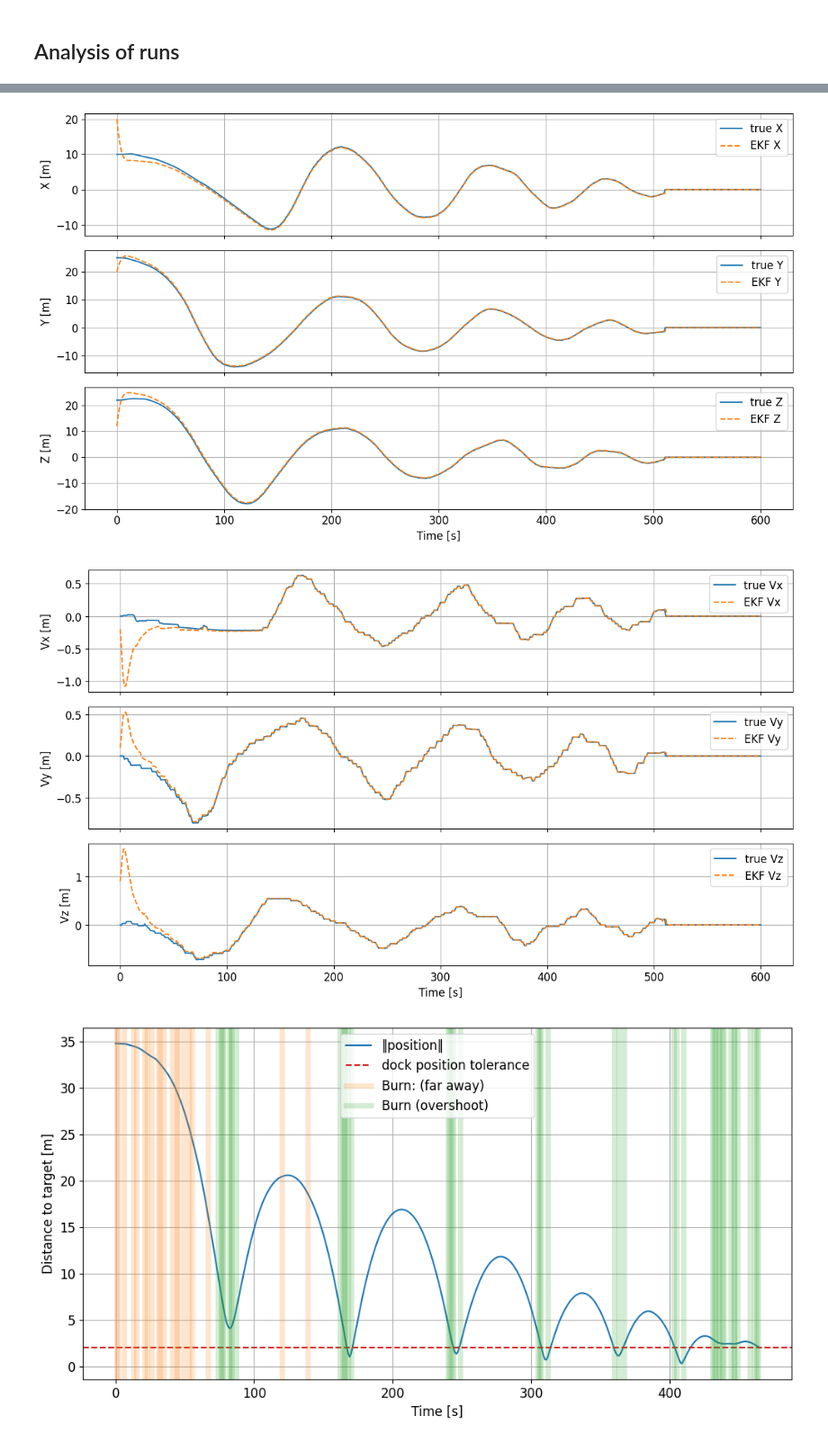
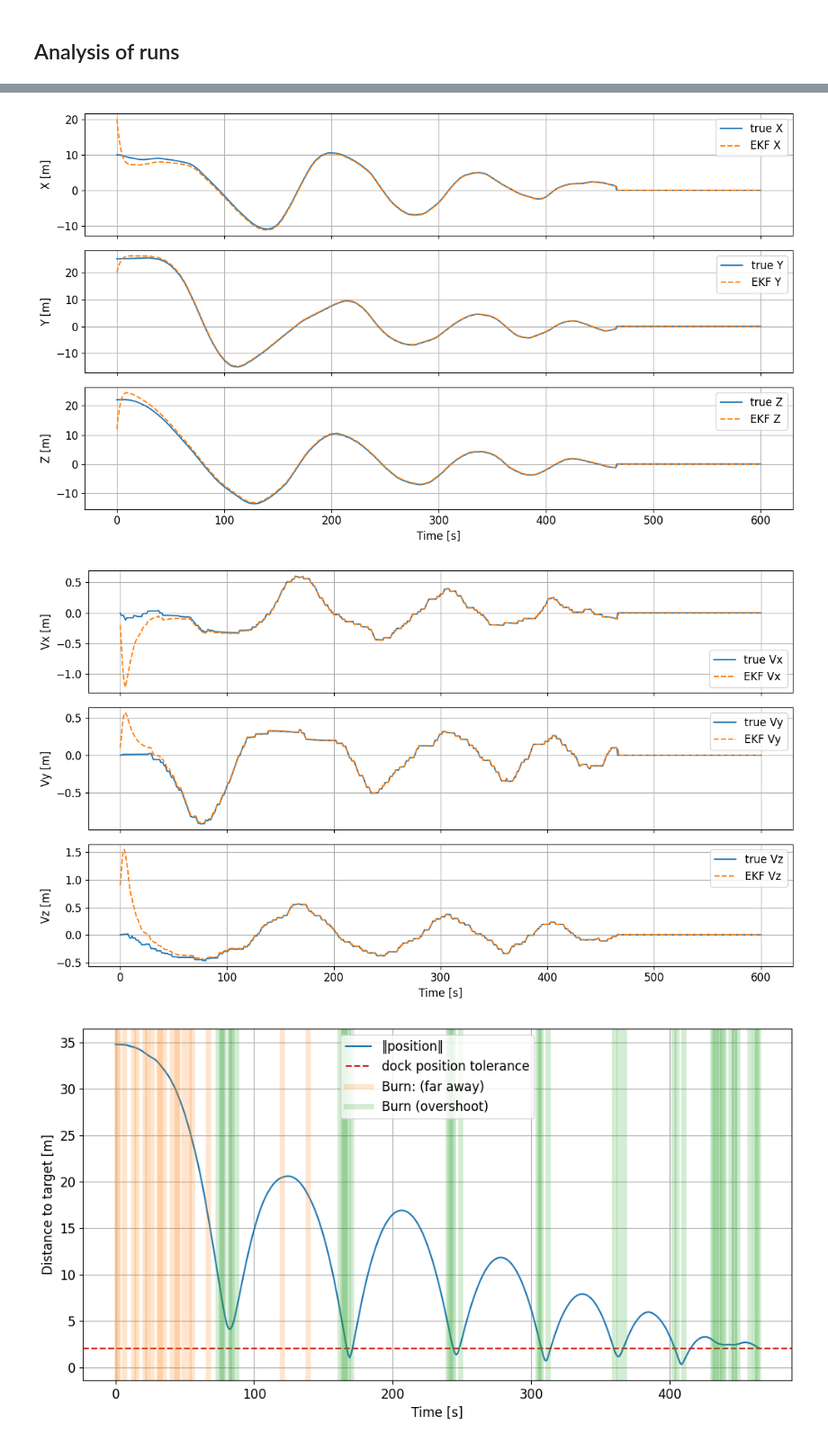
Before and after one commit to colin-skinner/AA228-orbital-rendezvous, a Jupyter notebook: results.ipynb, the cells around one changed output, grey strips where cells are left out. Shown at 90% size. Cells and saved outputs as stored; diff of their text form; code cells hidden in the pictures.

```diff
--- a/results.ipynb
+++ b/results.ipynb
@@ -42,7 +42,8 @@ DEFAULT_CONFIG = {
     # See reward function later in the code
     "reward": {
         "w_pos": 5.0,          # weight on ||position||^2
-        "w_vel": 1,           # STRONGER weight on ||velocity||^2 to avoid huge speeds
+        "w_vel": 0.01,           # STRONGER weight on ||velocity||^2 to avoid huge speeds
+        "w_damp": 10,           # Penalizes inputs that increase velocity
         "w_u": 1e-6,            # weight on ||u||^2 for input
         "dock_bonus": 3000.0,  # big bonus when inside docking tolerances
         "dock_tol_pos": 2.0,    # [m]
@@ -482,11 +483,17 @@ def run_seeds(start_seed, num_seeds):
         all_results: Results = pickle.load(f)
         print(f"Loaded with {len(all_results.by_config)} configs")
 
-    print(f"{len(all_results.by_config[config_hash].simulations.keys())}")
+    # print(f"{len(all_results.by_config[config_hash].simulations.keys())}")
+    print(f"{len(all_metrics)=}")
     for metric in all_metrics:
         seed = metric["seed"]
-        all_results.by_config[config_hash].simulations[seed] = metric
-    print(f"{len(all_results.by_config[config_hash].simulations.keys())}")
+        if config_hash not in all_results.by_config.keys():
+            all_results.by_config[config_hash] = Config(
+                CONFIG, [], {}
+            )
+        else:
+            all_results.by_config[config_hash].simulations[seed] = metric
+    # print(f"{len(all_results.by_config[config_hash].simulations.keys())}")
 
     with open("cache/results","wb") as f:
         pickle.dump(all_results, f)
@@ -495,7 +502,7 @@ def run_seeds(start_seed, num_seeds):
 ## Running Seeds
 # %%
 num = 1
-for i in range(500,10000, num):
+for i in range(600,10000, num):
     print(f"Starting {num} at {i}")
     run_seeds(i,num)
 # %% [output]
@@ -508,6 +516,14 @@ with open("cache/results","rb") as f:
     all_results: Results = pickle.load(f)
     print(f"Loaded with {len(all_results.by_config)} configs")
 
-sims_dict = all_results.by_config[config_hash].simulations
+big_dict = all_results.by_config
+print(len(big_dict))
+
+large_config = list(big_dict.keys())[0]
+print(len(big_dict[large_config].simulations))
+
+
+# print(list(big_dict.keys())[0])
+sims_dict = all_results.by_config[large_config].simulations
 num_sims = len(sims_dict)
 # %% [output]
@@ -587,43 +643,43 @@ plt.show()
 fig, axs = plt.subplots(3, 1, sharex=True, figsize=(12,7))
 
 labels = ["X", "Y", "Z"]
-pos = sims_that_docked_no_collisions[25]["X_true"]
-pos_est = sims_that_docked_no_collisions[25]["X_hat"]
+pos = sims_that_docked_no_collisions[0]["X_true"]
+pos_est = sims_that_docked_no_collisions[0]["X_hat"]
 
-seed = sims_that_docked_no_collisions[25]["seed"]
+seed = sims_that_docked_no_collisions[0]["seed"]
 for i in range(3):
     axs[i].plot(pos[:, i], label=f"true {labels[i]}")
     axs[i].plot(pos_est[:, i], linestyle="--", label=f"EKF {labels[i]}")
     axs[i].set_ylabel(f"{labels[i]} [m]")
     axs[i].grid(True)
     axs[i].legend()
 
 axs[-1].set_xlabel("Time [s]")
 # fig.suptitle(f"True vs EKF-estimated position components (example seed {seed})")
 plt.tight_layout()
 plt.savefig("figures/pos_error.png", dpi=300)
 plt.show()
 
 # plot 7 – true vs estimated position (EKF performance)
 fig, axs = plt.subplots(3, 1, sharex=True, figsize=(12,7))
 
 labels = ["x", "y", "z"]
 
 for i in range(3):
     axs[i].plot(pos[:, i+3], label=f"true V{labels[i]}")
     axs[i].plot(pos_est[:, i+3], linestyle="--", label=f"EKF V{labels[i]}")
     axs[i].set_ylabel(f"V{labels[i]} [m]")
     axs[i].grid(True)
     axs[i].legend()
 
 axs[-1].set_xlabel("Time [s]")
 # fig.suptitle(f"True vs EKF-estimated velocity components (example seed {seed})")
 plt.tight_layout()
 plt.savefig("figures/vel_error.png", dpi=300)
 plt.show()
 # %% [output]
-[figure, old version]
+[figure, new version]
-[figure, old version]
+[figure, new version]
 # %%
 # Plot - Distance to target (with docking tolerance and coarse burns)
 sim = sims_that_docked[0]
```
Also changed, not shown: parts of 20 cells of this notebook, 28 other files.
